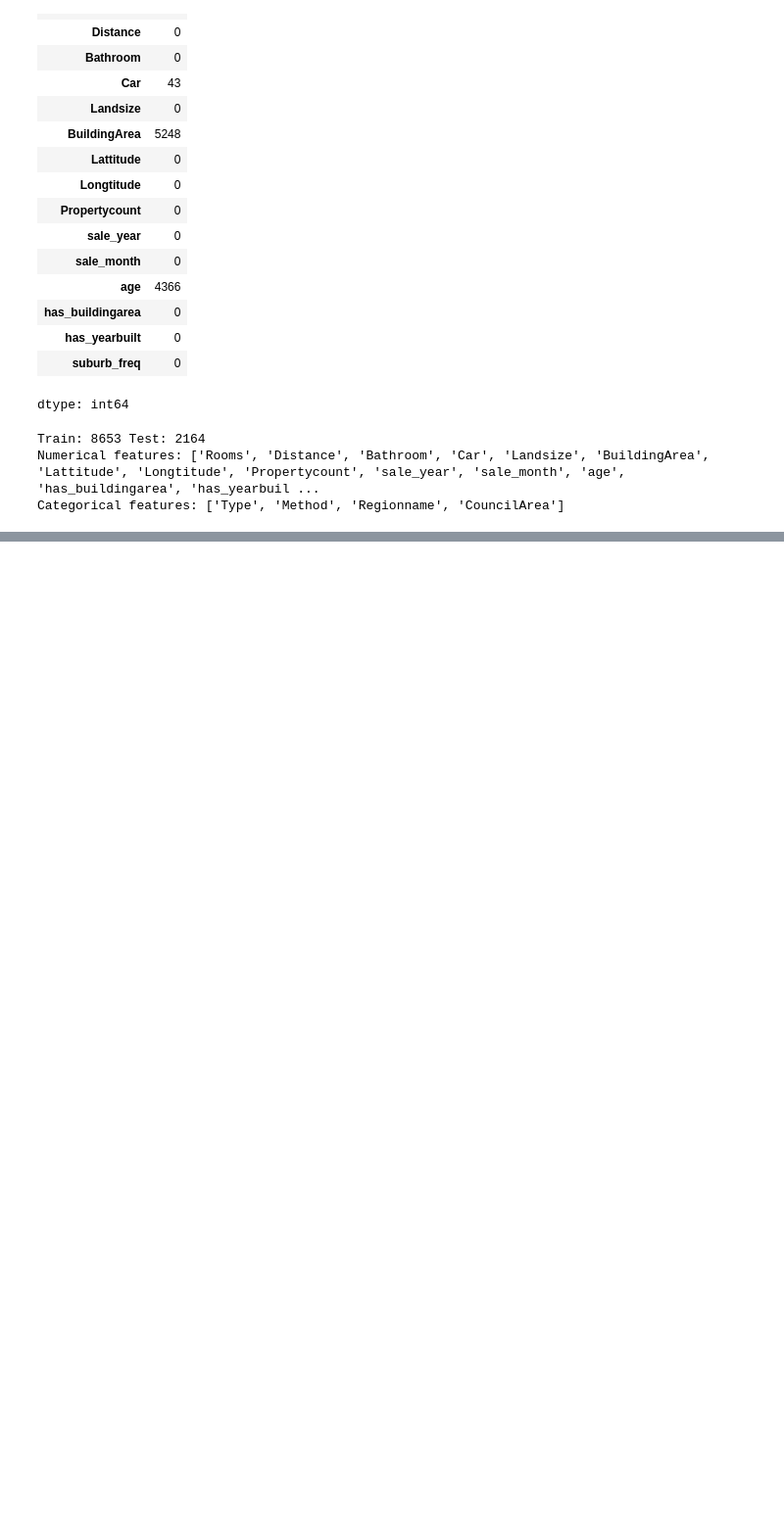
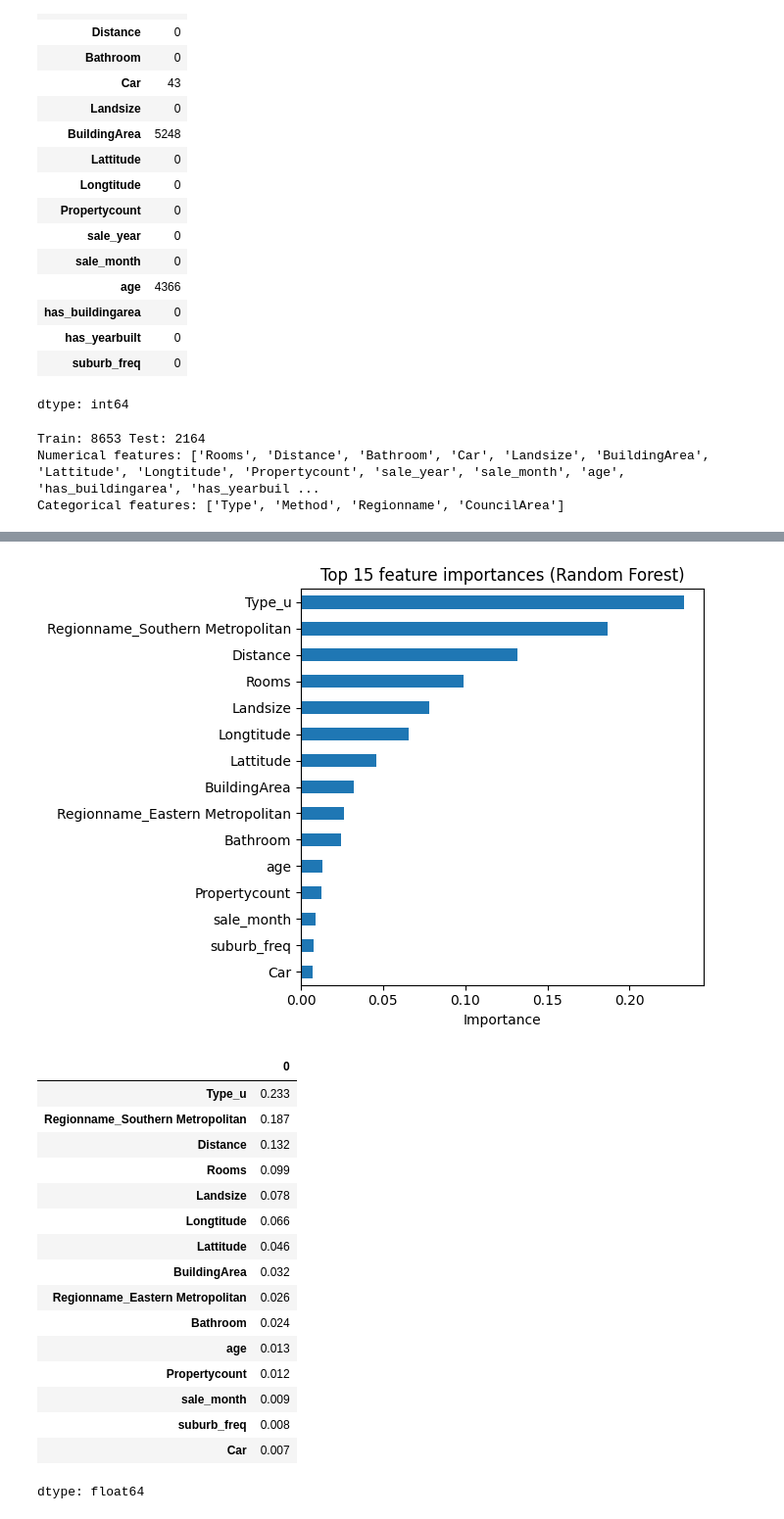
Before and after one commit to Alister44/melbourne-housing-price-prediction, a Jupyter notebook: notebooks/housing_price_prediction.ipynb, the cells around one changed output, grey strips where cells are left out. Shown at 98% size. Drawn from its saved outputs; the diff is of its cells as text; code cells hidden in the pictures; blank space fills up the shorter version.

Commit message:
prediction RF, LR, BL

```diff
--- a/notebooks/housing_price_prediction.ipynb
+++ b/notebooks/housing_price_prediction.ipynb
@@ -677,0 +706,14 @@ Categorical features: ['Type', 'Method', 'Regionname', 'CouncilArea']
+# %%
+# Train and evaluate three models:
+#  - DummyRegressor (always predicts the mean) -> baseline
+#  - LinearRegression                          -> simple model
+#  - RandomForestRegressor                     -> more complex model
+_, res_dummy = evaluate(DummyRegressor(strategy="mean"), "Baseline (mean)")
+_, res_lr = evaluate(LinearRegression(), "Linear Regression")
+rf_pipe, res_rf = evaluate(
+    RandomForestRegressor(n_estimators=200, random_state=RANDOM_STATE),
+    "Random Forest"
+)
+
+results = pd.DataFrame([res_dummy, res_lr, res_rf])
+results
@@ -677,0 +729,42 @@ Categorical features: ['Type', 'Method', 'Regionname', 'CouncilArea']
+# %%
+# Feature importance of the Random Forest model:
+#  - get the names of the One-Hot encoded columns from the pipeline
+#  - combine them with the numerical feature names
+#  - sort the importances and show the top 15 features
+ohe_names = (rf_pipe.named_steps["prep"]
+             .named_transformers_["cat"]
+             .named_steps["ohe"]
+             .get_feature_names_out(cat_cols))
+
+feat_names = list(num_cols) + list(ohe_names)
+imp = (pd.Series(rf_pipe.named_steps["model"].feature_importances_, index=feat_names)
+       .sort_values(ascending=False)
+       .head(15))
+
+plt.figure(figsize=(7, 5))
+imp[::-1].plot.barh()
+plt.title("Top 15 feature importances (Random Forest)")
+plt.xlabel("Importance")
+plt.tight_layout()
+plt.show()
+
+imp.round(3)
+# %% [output]
+[figure, added]
+|  | 0 |
+| Type_u | 0.233 |
+| Regionname_Southern Metropolitan | 0.187 |
+| Distance | 0.132 |
+| Rooms | 0.099 |
+| Landsize | 0.078 |
+| Longtitude | 0.066 |
+| Lattitude | 0.046 |
+| BuildingArea | 0.032 |
+| Regionname_Eastern Metropolitan | 0.026 |
+| Bathroom | 0.024 |
+| age | 0.013 |
+| Propertycount | 0.012 |
+| sale_month | 0.009 |
+| suburb_freq | 0.008 |
+| Car | 0.007 |
+dtype: float64
```
Also changed, not shown: parts of 7 cells of this notebook.
